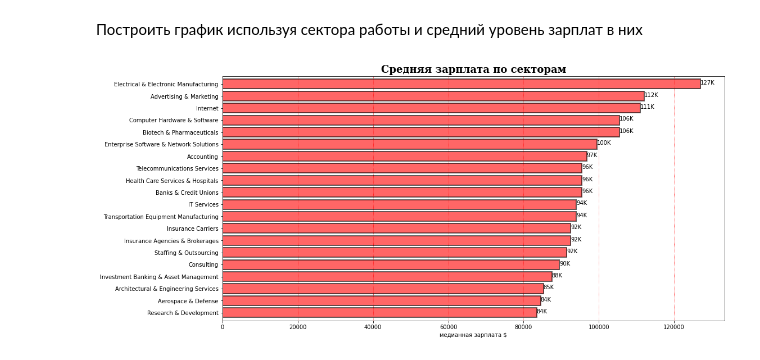
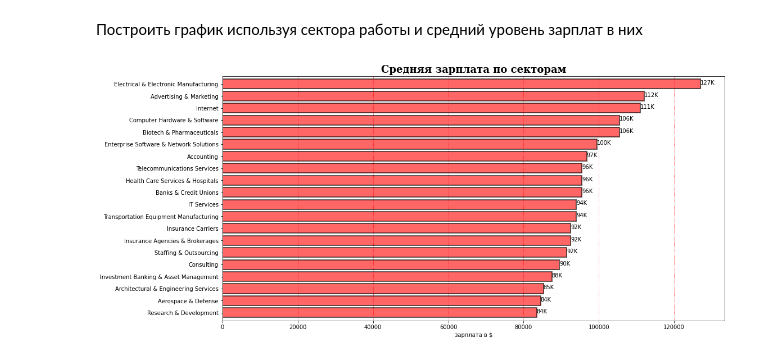
Before and after one commit to vzorspb/DE_Sprint, a Jupyter notebook: Task_1_6.ipynb, the cells around one changed output. Cells and saved outputs as stored; diff of their text form; code cells hidden in the pictures.

```diff
--- a/Task_1_6.ipynb
+++ b/Task_1_6.ipynb
@@ -13,6 +13,8 @@ for index, row in df.iterrows():
        df.loc[index,'Founded']=np.nan
     if row['Type of ownership']=='-1' or row['Type of ownership']=='Unknown':
        df.loc[index,'Type of ownership']=np.nan
+    if row['Rating']==-1:
+       df.loc[index,'Rating']=np.nan
     if row['Industry']=='-1' or row['Industry']=='Unknown':
        df.loc[index,'Industry']=np.nan
     salary=row['Salary Estimate'].split(' ')[0].replace('(Employer','').replace('K','000').replace('$','').split('-')
@@ -28,8 +30,8 @@ owner_list=df.groupby('Type of ownership').agg(agg).reset_index().sort_values([(
 agg ={'Industry':['count'],'Salary Estimate':['median']}
 #agg ={'Industry':['count']}
 industry_list=df.groupby('Industry').agg(agg).reset_index().sort_values([('Industry','count')],ascending=False)
-agg ={'Salary Estimate':['count']}
-#salary_list=df.groupby('Salary Estimate').agg(agg).reset_index().sort_values([('Salary Estimate','count')],ascending=False)
+agg ={'Rating':['count']}
+rating_list=df.groupby('Rating').agg(agg).reset_index().sort_values([('Rating','count')],ascending=False)
 #dataset_size=len(df)
 
 df
@@ -141,21 +143,21 @@ plt.show()
 # %%
 import matplotlib.pyplot as plt
 list=industry_list.head(20).sort_values(('Salary Estimate','median'))
 ax = list.plot.barh(x=('Industry',''),y=('Salary Estimate','median'),color='red',figsize=(16,8),edgecolor="k", linewidth=2, alpha=0.6, width=0.8)
 ax.legend().set_visible(False)
 x_offset = 0.3
 y_offset = -0.45
 for p in ax.patches:
     b = p.get_bbox()
     val = "{:.0f}".format((b.x1 + b.x0)/1000)+'K'
     ax.annotate(val, (( b.x1) + x_offset, b.y1 + y_offset))
 
 plt.title('Средняя зарплата по секторам',fontdict={'fontsize':18, 'fontfamily':'serif', 'fontweight':'bold'})
 plt.ylabel('')
 ax.set_axisbelow(True)
 ax.grid(axis='x')
 ax.xaxis.grid(color='r',linestyle='dotted',)
-plt.xlabel('медианная зарплата $')
+plt.xlabel('зарплата в $')
 plt.show()
 # %% [output]
-[figure, old version]
+[figure, new version]
```
Also changed, not shown: parts of 2 cells of this notebook.
